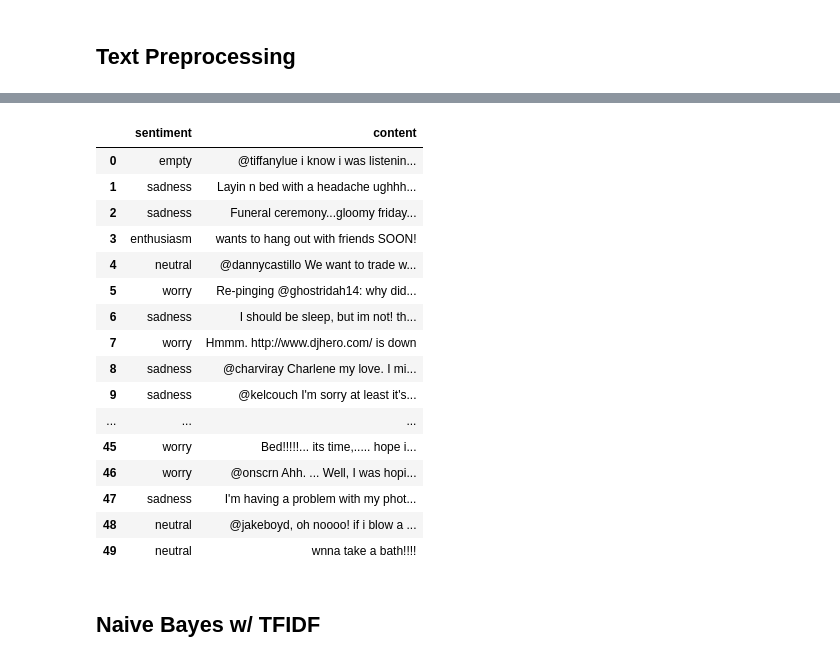
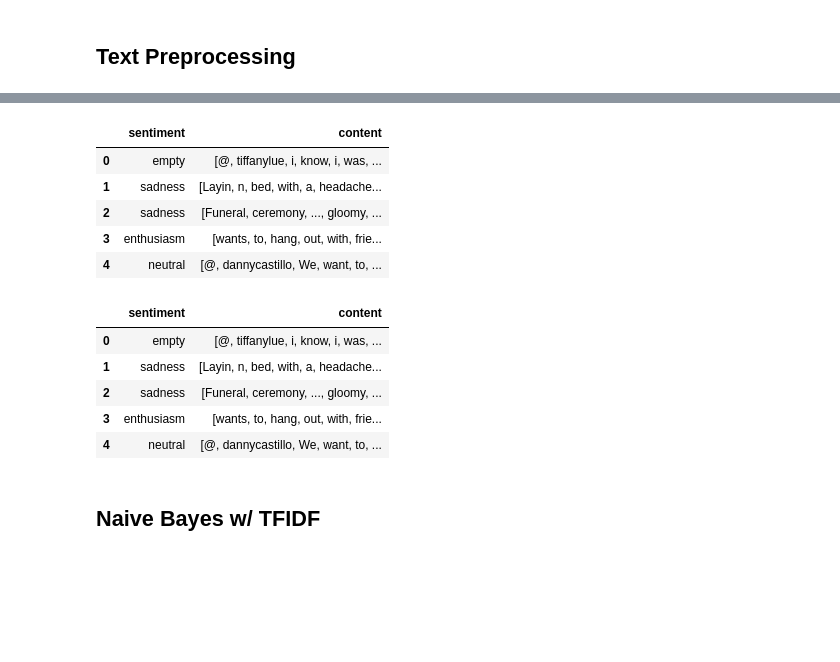
Before and after one commit to natepill/DeepLearningCourse, a Jupyter notebook: final_project/emotion_classification.ipynb, the cells around one changed output, grey strips where cells are left out. Drawn from its saved outputs; the diff is of its cells as text; code cells hidden in the pictures; blank space fills up the shorter version.

```diff
--- a/final_project/emotion_classification.ipynb
+++ b/final_project/emotion_classification.ipynb
@@ -52,6 +59,8 @@ data.describe()
 
 data = data[0:50]
 
+data["content"] = data.apply(lambda row: word_tokenize(row['content']), axis=1)
+
 # data
 # %% [markdown]
 ## Text Preprocessing
@@ -172,23 +159,28 @@ ValueError: wnnkebh is an unknown string function
+# %%
+# print(normalize(data["content"].values[0]))
+# print(".....")
+# print(data["content"].values[0])
+
+
+# data['content'] = data['content'].apply(lambda x: normalize(x))
+# data.head()
+data.head()
+# %% [output]
+|  | sentiment | content |
+| 0 | empty | [@, tiffanylue, i, know, i, was, ... |
+| 1 | sadness | [Layin, n, bed, with, a, headache... |
+| 2 | sadness | [Funeral, ceremony, ..., gloomy, ... |
+| 3 | enthusiasm | [wants, to, hang, out, with, frie... |
+| 4 | neutral | [@, dannycastillo, We, want, to, ... |
 # %%
-data
+data.head()
 # %% [output]
 |  | sentiment | content |
-| 0 | empty | @tiffanylue i know i was listenin... |
-| 1 | sadness | Layin n bed with a headache ughhh... |
-| 2 | sadness | Funeral ceremony...gloomy friday... |
-| 3 | enthusiasm | wants to hang out with friends SOON! |
-| 4 | neutral | @dannycastillo We want to trade w... |
-| 5 | worry | Re-pinging @ghostridah14: why did... |
-| 6 | sadness | I should be sleep, but im not! th... |
-| 7 | worry | Hmmm. http://www.djhero.com/ is down |
-| 8 | sadness | @charviray Charlene my love. I mi... |
-| 9 | sadness | @kelcouch I'm sorry at least it's... |
-| ... | ... | ... |
-| 45 | worry | Bed!!!!!... its time,..... hope i... |
-| 46 | worry | @onscrn Ahh. ... Well, I was hopi... |
-| 47 | sadness | I'm having a problem with my phot... |
-| 48 | neutral | @jakeboyd, oh noooo! if i blow a ... |
-| 49 | neutral | wnna take a bath!!!! |
+| 0 | empty | [@, tiffanylue, i, know, i, was, ... |
+| 1 | sadness | [Layin, n, bed, with, a, headache... |
+| 2 | sadness | [Funeral, ceremony, ..., gloomy, ... |
+| 3 | enthusiasm | [wants, to, hang, out, with, frie... |
+| 4 | neutral | [@, dannycastillo, We, want, to, ... |
 # %% [markdown]
 ## Naive Bayes w/ TFIDF
 # %%
```
Also changed, not shown: parts of 4 cells of this notebook.
